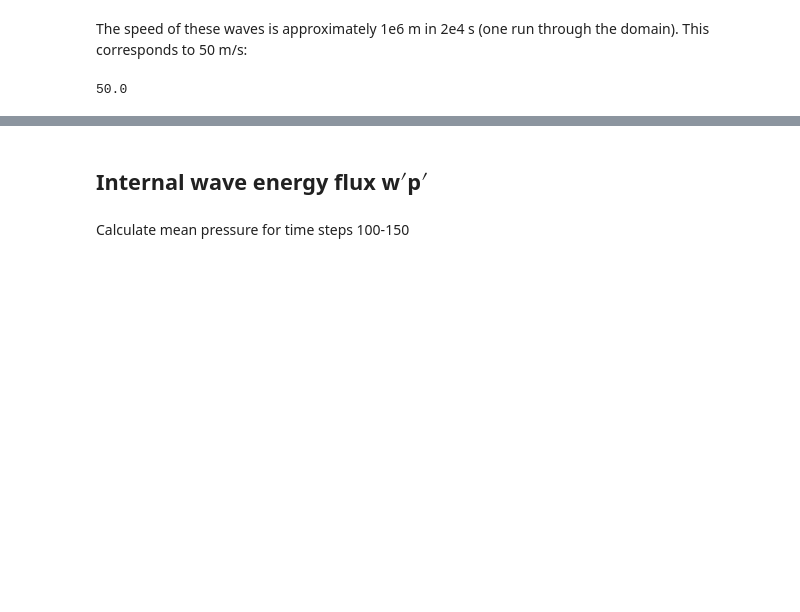
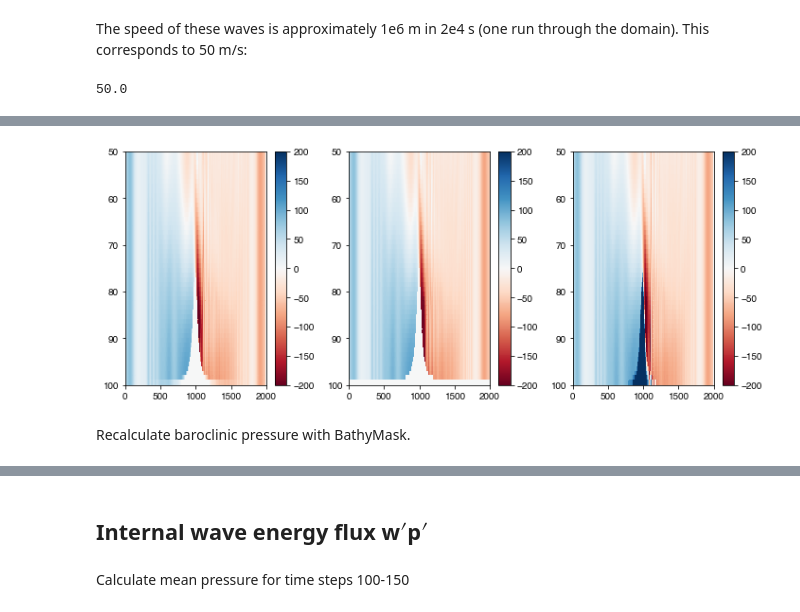
Before and after one commit to gunnarvoet/flow-across-bump, a Jupyter notebook: analysis/bump_analysis.ipynb, the cells around one changed output, grey strips where cells are left out. Saved outputs shown, nothing was run; the diff lists cells and outputs as text; code cells hidden in the pictures; blank space fills up the shorter version.

```diff
--- a/analysis/bump_analysis.ipynb
+++ b/analysis/bump_analysis.ipynb
@@ -451,0 +496,24 @@ The speed of these waves is approximately 1e6 m in 2e4 s (one run through the do
+# %%
+BathyMask = np.squeeze(np.copy(grid.HFacC.values))
+# %%
+BathyMask[BathyMask<1] = 0
+# %%
+tmp = np.squeeze(PP[100,:,:])*np.squeeze(grid.HFacC)
+tmp1 = np.squeeze(PP[100,:,:])*BathyMask
+tmp2 = np.squeeze(PP[100,:,:])
+# %%
+fig, ax = plt.subplots(ncols=3,figsize=(10,4))
+h = ax[0].pcolormesh(tmp,vmin=-200,vmax=200,cmap='RdBu')
+plt.colorbar(h,ax=ax[0])
+h = ax[1].pcolormesh(tmp1,vmin=-200,vmax=200,cmap='RdBu')
+plt.colorbar(h,ax=ax[1])
+h2 = ax[2].pcolormesh(tmp2,vmin=-200,vmax=200,cmap='RdBu')
+plt.colorbar(h2,ax=ax[2])
+
+plt.tight_layout()
+for axi in ax:
+    axi.set(ylim=(100,50))
+# %% [output]
+[figure, added]
+# %% [markdown]
+Recalculate baroclinic pressure with BathyMask.
```
Also changed, not shown: parts of 17 cells of this notebook.
